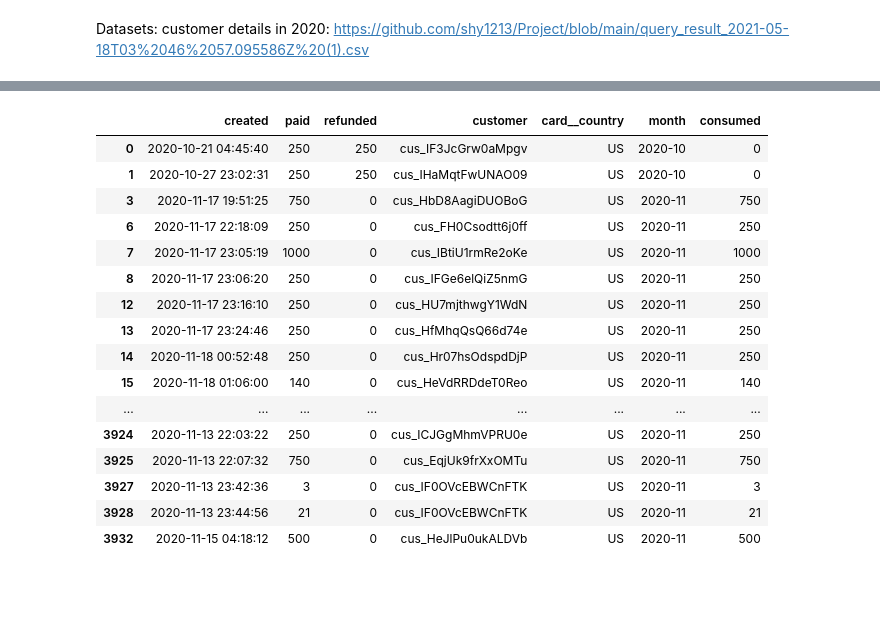
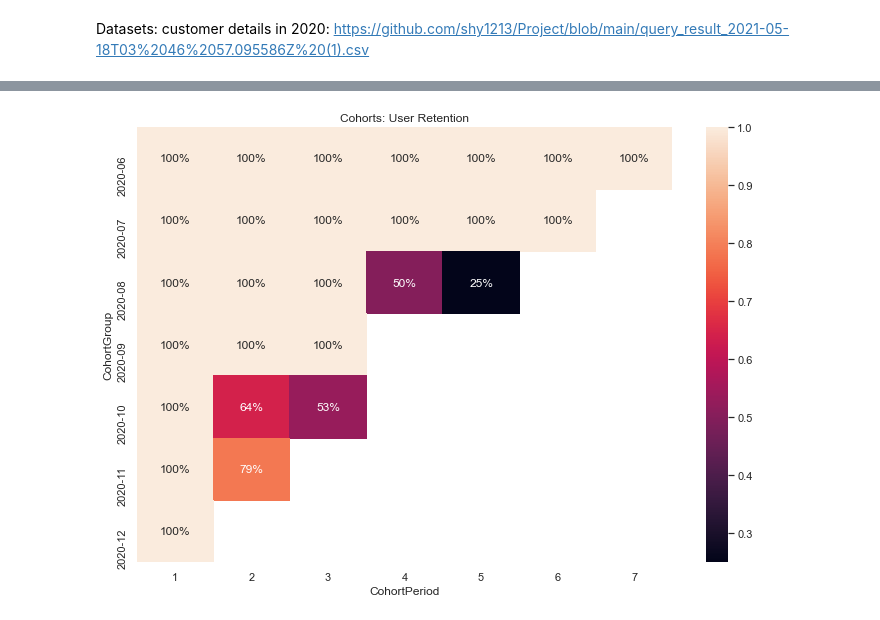
Before and after one commit to shy1213/Cohort-Analysis, a Jupyter notebook: Project.ipynb, the cells around one changed output, grey strips where cells are left out. Drawn from its saved outputs; the diff is of its cells as text; code cells hidden in the pictures; blank space fills up the shorter version.

Commit message:
Add charts/graphs

```diff
--- a/Project.ipynb
+++ b/Project.ipynb
@@ -60,0 +39,4 @@ Therefore, we retrieve the top 3 countries which are US, AU an CA. Then we are a
+# %%
+df = pd.read_csv('/Users/shy/Downloads/customer.csv')
+df['created'] = pd.to_datetime(df['created'], format = '%Y-%m-%d %H:%M:%S')
+df.groupby(['card__country'])['customer'].count().sort_values().tail(3)
@@ -61 +49,18 @@ Therefore, we retrieve the top 3 countries which are US, AU an CA. Then we are a
+# %%
+df.set_index('customer', inplace = True)
+
+df['CohortGroup'] = df.groupby(level = 0)['created'].min().apply(lambda x: x.strftime('%Y-%m'))
+df.reset_index(inplace = True)
+
+def cohort_period(df):
+    df['CohortPeriod'] = np.arange(len(df)) + 1
+    return df
+# %%
+import seaborn as sns
+def heat_map(cohort_analysis):
+    sns.set(style = 'white')
+
+    plt.figure(figsize = (12, 8))
+    plt.title('Cohorts: User Retention')
+    sns.heatmap(cohort_analysis.T, mask = cohort_analysis.T.isnull(), annot = True, fmt = '.0%')
 # %% [markdown]
@@ -70,28 +68,26 @@ data_set_US['created'] = data_set_US['created'].str.replace('Z', '')
-# %%
-data_set_US['consumed'] = data_set_US['paid'] - data_set_US['refunded']
-index = 0
-US_period = []
-while index < appear_times['US']:
-    US_period.append(index + 1)
-    index += 1
-df_month = pd.DataFrame({"y": US_period}, index = pd.to_datetime(data_set_US['created']))
-data_set_US['month'] = df_month.index.to_period('M')
-data_set_US
-# %% [output]
-|  | created | paid | refunded | customer | card__country | month | consumed |
-| 0 | 2020-10-21 04:45:40 | 250 | 250 | cus_IF3JcGrw0aMpgv | US | 2020-10 | 0 |
-| 1 | 2020-10-27 23:02:31 | 250 | 250 | cus_IHaMqtFwUNAO09 | US | 2020-10 | 0 |
-| 3 | 2020-11-17 19:51:25 | 750 | 0 | cus_HbD8AagiDUOBoG | US | 2020-11 | 750 |
-| 6 | 2020-11-17 22:18:09 | 250 | 0 | cus_FH0Csodtt6j0ff | US | 2020-11 | 250 |
-| 7 | 2020-11-17 23:05:19 | 1000 | 0 | cus_IBtiU1rmRe2oKe | US | 2020-11 | 1000 |
-| 8 | 2020-11-17 23:06:20 | 250 | 0 | cus_IFGe6elQiZ5nmG | US | 2020-11 | 250 |
-| 12 | 2020-11-17 23:16:10 | 250 | 0 | cus_HU7mjthwgY1WdN | US | 2020-11 | 250 |
-| 13 | 2020-11-17 23:24:46 | 250 | 0 | cus_HfMhqQsQ66d74e | US | 2020-11 | 250 |
-| 14 | 2020-11-18 00:52:48 | 250 | 0 | cus_Hr07hsOdspdDjP | US | 2020-11 | 250 |
-| 15 | 2020-11-18 01:06:00 | 140 | 0 | cus_HeVdRRDdeT0Reo | US | 2020-11 | 140 |
-| ... | ... | ... | ... | ... | ... | ... | ... |
-| 3924 | 2020-11-13 22:03:22 | 250 | 0 | cus_ICJGgMhmVPRU0e | US | 2020-11 | 250 |
-| 3925 | 2020-11-13 22:07:32 | 750 | 0 | cus_EqjUk9frXxOMTu | US | 2020-11 | 750 |
-| 3927 | 2020-11-13 23:42:36 | 3 | 0 | cus_IF0OVcEBWCnFTK | US | 2020-11 | 3 |
-| 3928 | 2020-11-13 23:44:56 | 21 | 0 | cus_IF0OVcEBWCnFTK | US | 2020-11 | 21 |
-| 3932 | 2020-11-15 04:18:12 | 500 | 0 | cus_HeJlPu0ukALDVb | US | 2020-11 | 500 |
+# %%
+def Cohort_Analysis(country):
+    data_set_country = df[df['card__country'] == country]
+    data_set_country['Period'] = data_set_country['created'].apply(lambda x: x.strftime('%Y-%m'))
+    data_set_country.set_index('customer', inplace = True)
+    data_set_country['CohortGroup'] = data_set_country.groupby(level = 0)['created'].min().apply(lambda x: x.strftime('%Y-%m'))
+    data_set_country.reset_index(inplace = True)
+
+
+    grouped = data_set_country.groupby(['CohortGroup', 'Period'])
+    cohorts = grouped.agg({'paid': np.sum,
+                      'refunded': np.sum,
+                      'customer': pd.Series.nunique})
+
+    cohorts = cohorts.groupby(level = 0).apply(cohort_period)
+    cohorts.reset_index(inplace = True)
+    cohorts.set_index(['CohortGroup', 'CohortPeriod'], inplace = True)
+
+    cohort_group_size = cohorts['customer'].groupby(level = 0).first()
+    user_retention = cohorts['customer'].unstack(0).divide(cohort_group_size, axis = 1)
+
+    return user_retention
+# %%
+heat_map(Cohort_Analysis('US'))
+# %% [output]
+[figure, added]
```
Also changed, not shown: parts of 18 cells of this notebook.
